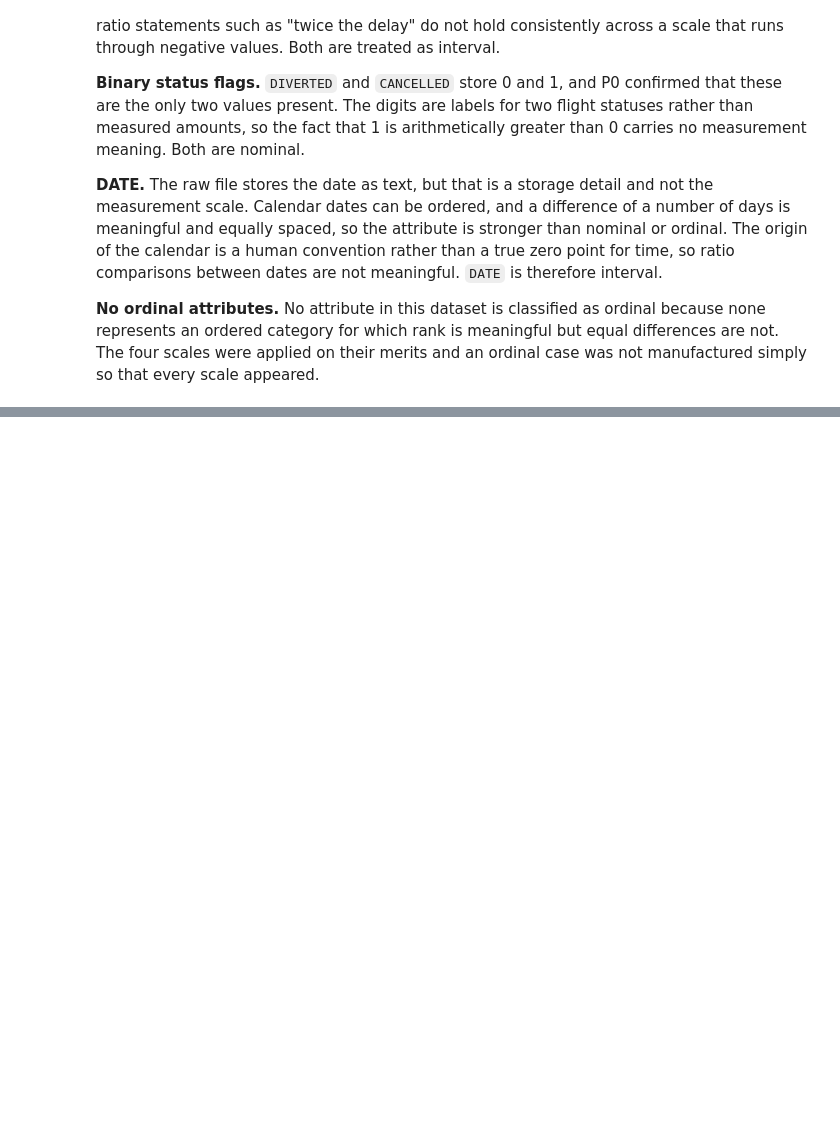
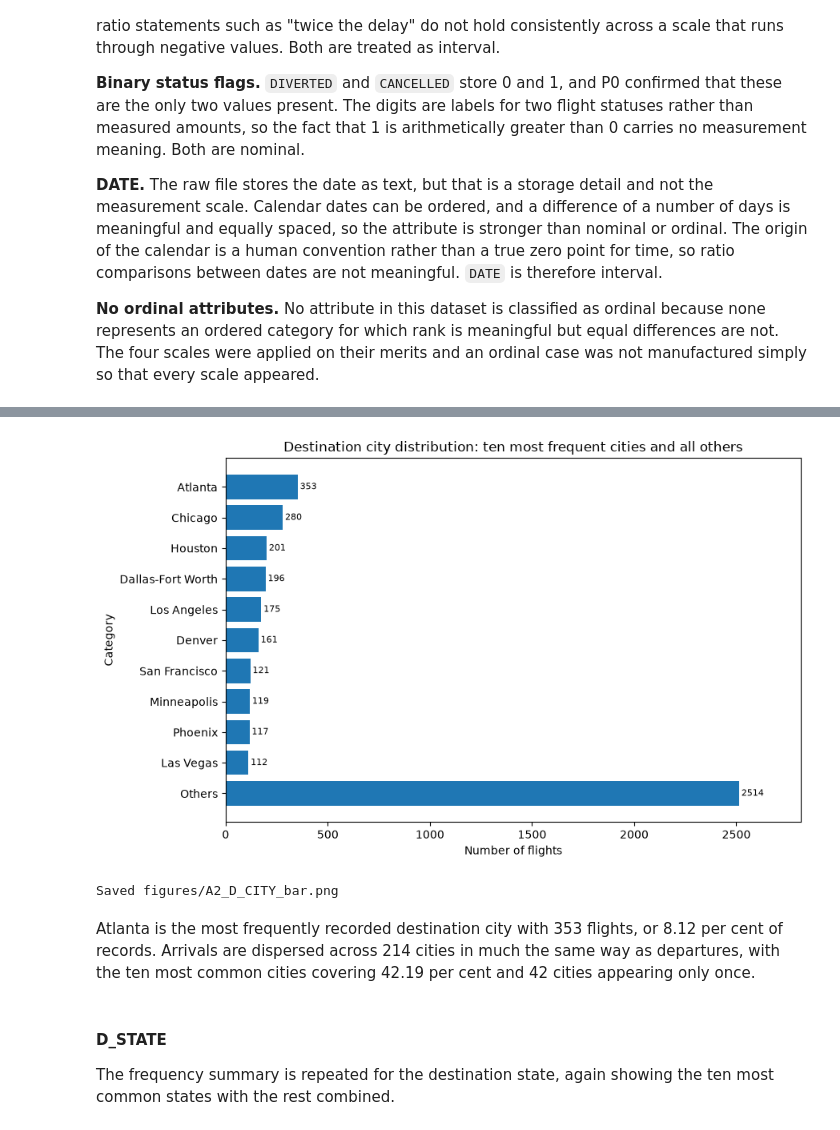
Before and after one commit to le23967/31250-assignment2-25740123, a Jupyter notebook: ida_25740123.ipynb, the cells around one changed output, grey strips where cells are left out. Cells and saved outputs as stored; diff of their text form; code cells hidden in the pictures; blank space fills up the shorter version.

```diff
--- a/ida_25740123.ipynb
+++ b/ida_25740123.ipynb
@@ -732,0 +962,13 @@ Four groups of attributes needed careful thought, because their storage in the f
+# %%
+d_city_full = frequency_table("D_CITY")
+d_city_report = report_table(d_city_full)
+
+d_city_full.to_csv("outputs/A2_D_CITY_frequency_full.csv", index=False)
+d_city_report.to_csv("outputs/A2_D_CITY_report_table.csv", index=False)
+
+describe_categorical("D_CITY", d_city_full)
+print()
+print("Categories in the full table:", len(d_city_full))
+print("Rows in the report table:", len(d_city_report))
+
+d_city_report
@@ -732,0 +1001,13 @@ Four groups of attributes needed careful thought, because their storage in the f
+# %%
+save_bar_chart(d_city_report, "D_CITY",
+               "Destination city distribution: ten most frequent cities and all others",
+               horizontal=True)
+# %% [output]
+[figure, added]
+Saved figures/A2_D_CITY_bar.png
+# %% [markdown]
+Atlanta is the most frequently recorded destination city with 353 flights, or 8.12 per cent of records. Arrivals are dispersed across 214 cities in much the same way as departures, with the ten most common cities covering 42.19 per cent and 42 cities appearing only once.
+# %% [markdown]
+#### D_STATE
+
+The frequency summary is repeated for the destination state, again showing the ten most common states with the rest combined.
```
Also changed, not shown: parts of 35 cells of this notebook, 16 other files.
